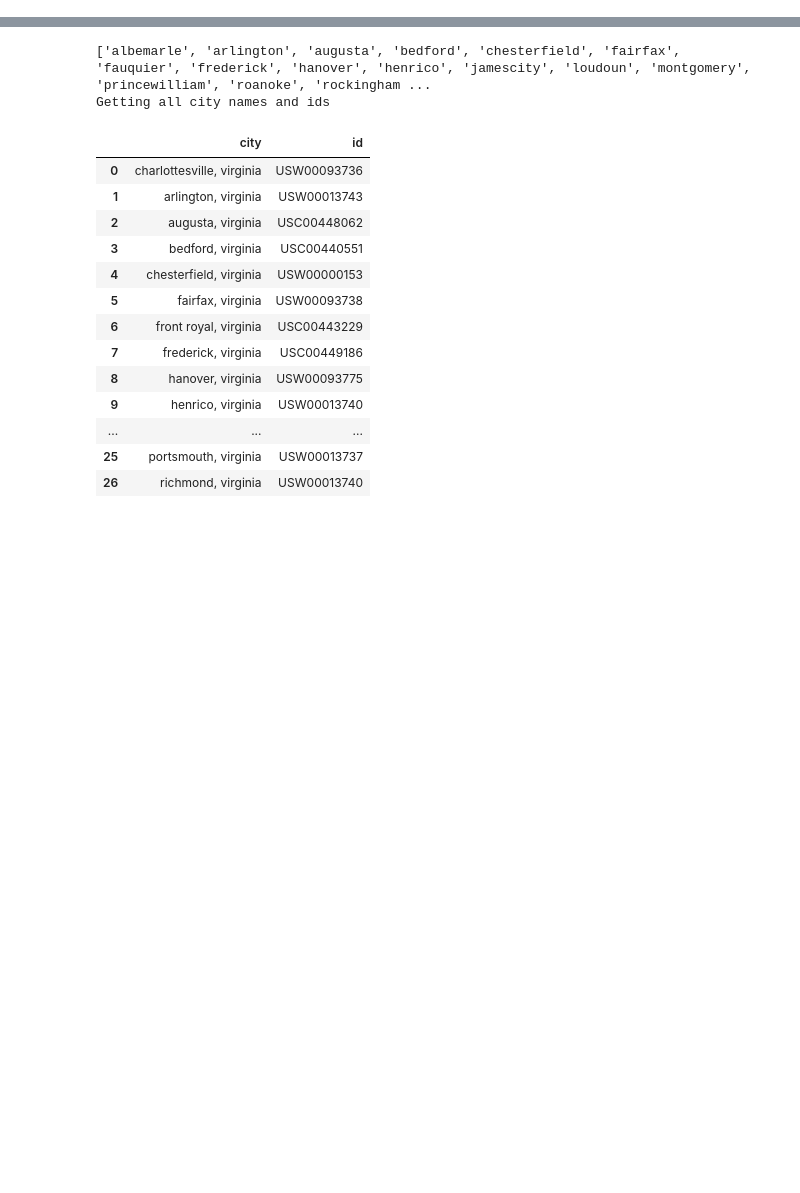
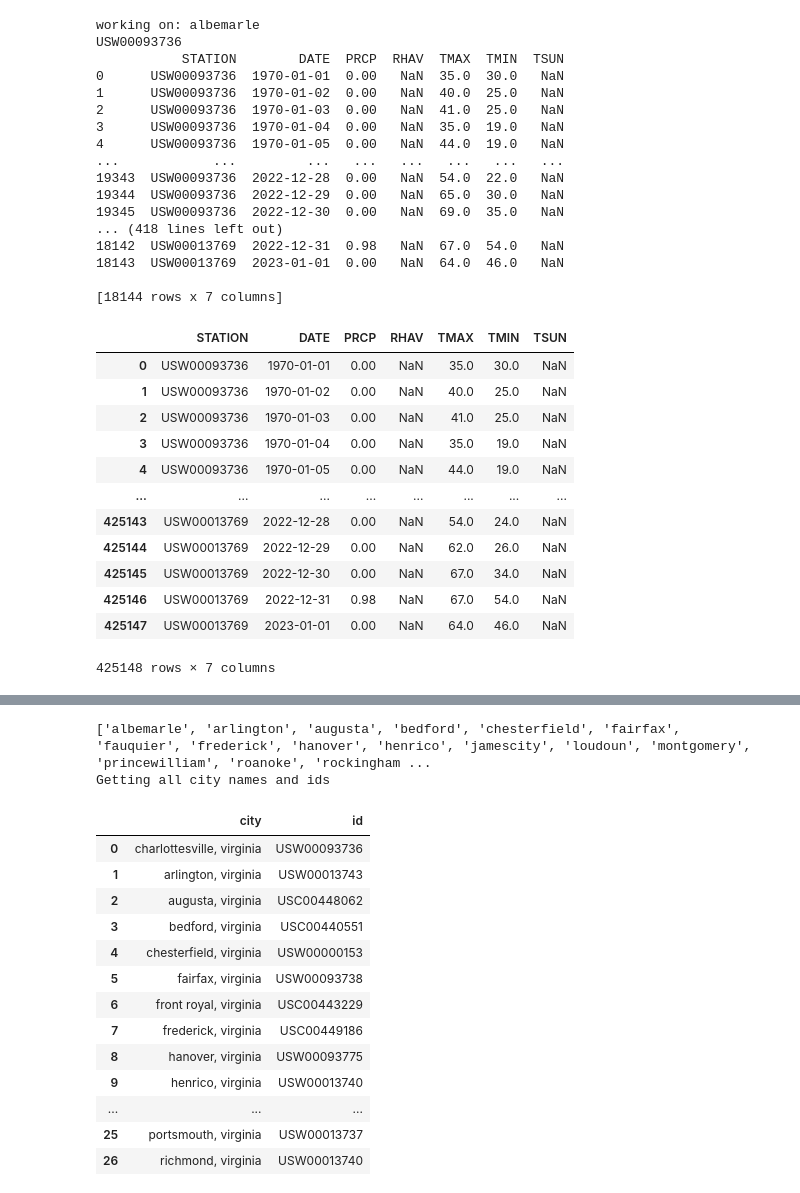
Before and after one commit to j-miskill/climate-ville, a Jupyter notebook: sandbox.ipynb, the cells around one changed output, grey strips where cells are left out. Drawn from its saved outputs; the diff is of its cells as text; code cells hidden in the pictures; blank space fills up the shorter version.

```diff
--- a/sandbox.ipynb
+++ b/sandbox.ipynb
@@ -16,0 +92,70 @@ server, engine = cd.connect_to_postgres(password=pgpw) #need to add create=True
+# %%
+cities_to_get = list(pd.read_csv("data/city-data.csv")['city'].unique())
+query = """
+SELECT *
+FROM city_ids
+"""
+
+city_ids_df = pd.read_sql_query(query, con=engine).drop("Unnamed: 0", axis=1)
+
+climate_data = pd.DataFrame()
+for c in cities_to_get:
+    print('working on:', c)
+    if c == "fauquier":
+        c = "front royal"
+    if c == "jamescity":
+        c = "williamsburg"
+    if c == "princewilliam":
+        c = "manassas"
+    if c == "spotsylvania":
+        c = "fredericksburg"
+    if c == "albemarle":
+        c = "charlottesville"
+    if c == "montgomery":
+        continue
+
+    if c == "beach":
+        c = "Virginia Beach"
+    id = city_ids_df[city_ids_df['city'].str.contains(c)]['id'].values
+
+    if len(id) > 0:
+        print(id[0])
+        try:
+            df = ca.get_data_for_station_id(id[0], start_date="1970-01-01", end_date="2023-01-01")
+        except Exception as e:
+            print(e)
+            continue
+        climate_data = pd.concat([climate_data, df], ignore_index=True)
+
+climate_data
+# %% [output]
+working on: albemarle
+USW00093736
+           STATION        DATE  PRCP  RHAV  TMAX  TMIN  TSUN
+0      USW00093736  1970-01-01  0.00   NaN  35.0  30.0   NaN
+1      USW00093736  1970-01-02  0.00   NaN  40.0  25.0   NaN
+2      USW00093736  1970-01-03  0.00   NaN  41.0  25.0   NaN
+3      USW00093736  1970-01-04  0.00   NaN  35.0  19.0   NaN
+4      USW00093736  1970-01-05  0.00   NaN  44.0  19.0   NaN
+...            ...         ...   ...   ...   ...   ...   ...
+19343  USW00093736  2022-12-28  0.00   NaN  54.0  22.0   NaN
+19344  USW00093736  2022-12-29  0.00   NaN  65.0  30.0   NaN
+19345  USW00093736  2022-12-30  0.00   NaN  69.0  35.0   NaN
+... (418 lines left out)
+18142  USW00013769  2022-12-31  0.98   NaN  67.0  54.0   NaN
+18143  USW00013769  2023-01-01  0.00   NaN  64.0  46.0   NaN
+
+[18144 rows x 7 columns]
+|  | STATION | DATE | PRCP | RHAV | TMAX | TMIN | TSUN |
+| 0 | USW00093736 | 1970-01-01 | 0.00 | NaN | 35.0 | 30.0 | NaN |
+| 1 | USW00093736 | 1970-01-02 | 0.00 | NaN | 40.0 | 25.0 | NaN |
+| 2 | USW00093736 | 1970-01-03 | 0.00 | NaN | 41.0 | 25.0 | NaN |
+| 3 | USW00093736 | 1970-01-04 | 0.00 | NaN | 35.0 | 19.0 | NaN |
+| 4 | USW00093736 | 1970-01-05 | 0.00 | NaN | 44.0 | 19.0 | NaN |
+| ... | ... | ... | ... | ... | ... | ... | ... |
+| 425143 | USW00013769 | 2022-12-28 | 0.00 | NaN | 54.0 | 24.0 | NaN |
+| 425144 | USW00013769 | 2022-12-29 | 0.00 | NaN | 62.0 | 26.0 | NaN |
+| 425145 | USW00013769 | 2022-12-30 | 0.00 | NaN | 67.0 | 34.0 | NaN |
+| 425146 | USW00013769 | 2022-12-31 | 0.98 | NaN | 67.0 | 54.0 | NaN |
+| 425147 | USW00013769 | 2023-01-01 | 0.00 | NaN | 64.0 | 46.0 | NaN |
+425148 rows × 7 columns
```
Also changed, not shown: parts of 11 cells of this notebook, 7 other files.
